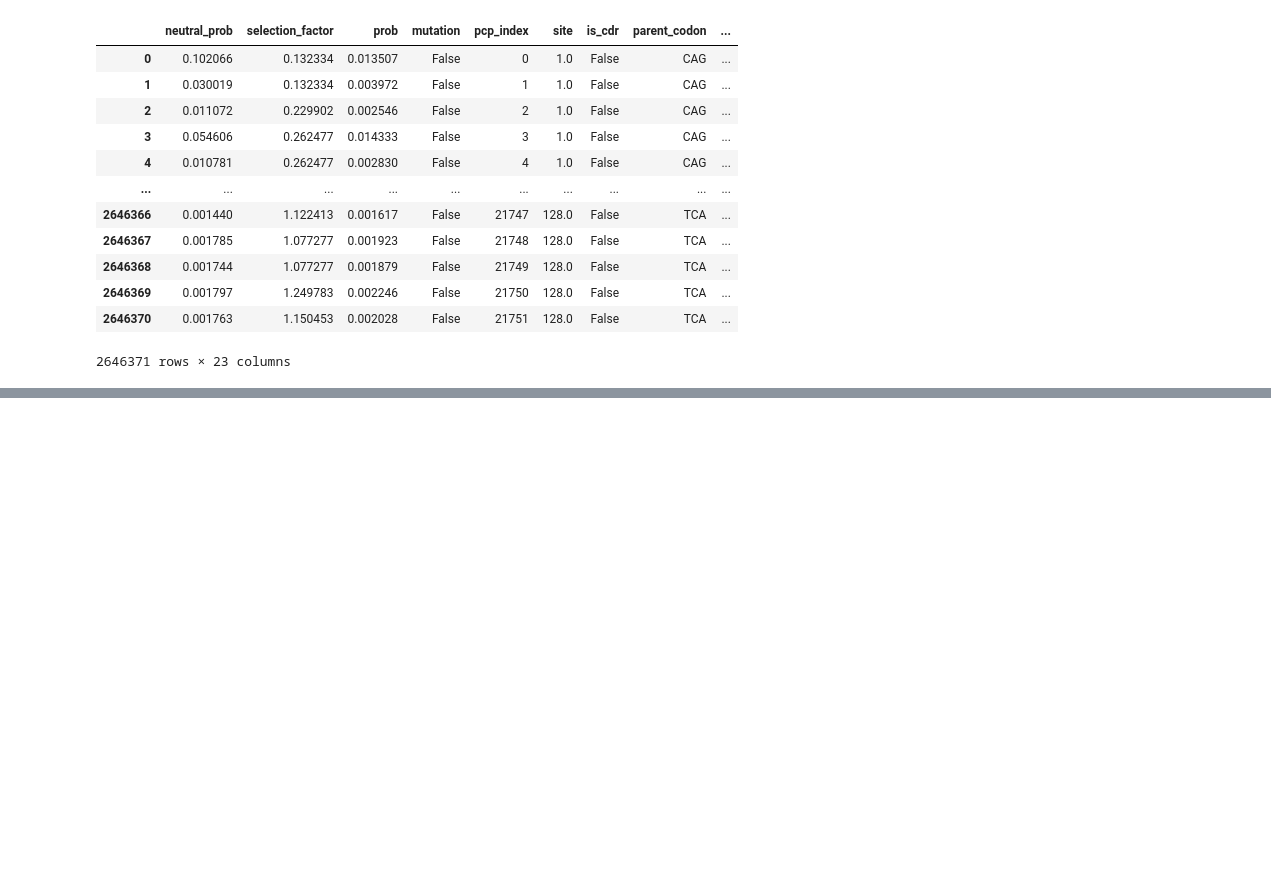
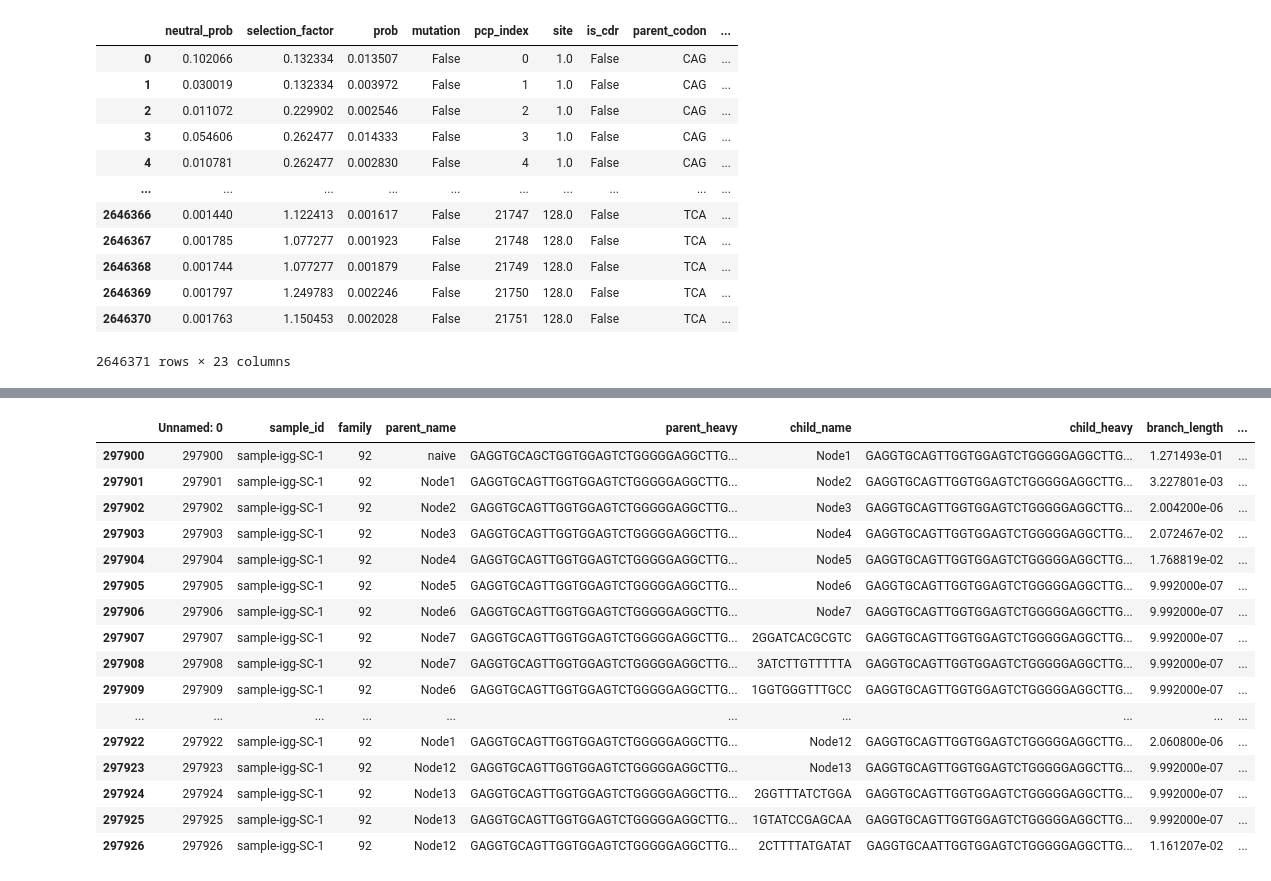
Before and after one commit to matsengrp/dasm-epistasis-experiments, a Jupyter notebook: counts_based_correlation.ipynb, the cells around one changed output, grey strips where cells are left out. Cells and saved outputs as stored; diff of their text form; code cells hidden in the pictures; blank space fills up the shorter version.

```diff
--- a/counts_based_correlation.ipynb
+++ b/counts_based_correlation.ipynb
@@ -575,0 +1287,22 @@ site_sub_probs_df_germline
+# %%
+df_pcp_full = pd.read_csv('/fh/fast/matsen_e/shared/bcr-mut-sel/pcps/v3/rodriguez-airr-seq-race-prod-NoWinCheck_igh_pcp_2024-11-12_MASKED.csv.gz', compression='gzip')
+# %%
+df_pcp_full[(df_pcp_full.sample_id == 'sample-igg-SC-1') & (df_pcp_full.family == 92)]
+# %% [output]
+|  | Unnamed: 0 | sample_id | family | parent_name | parent_heavy | child_name | child_heavy | branch_length | ... |
+| 297900 | 297900 | sample-igg-SC-1 | 92 | naive | GAGGTGCAGCTGGTGGAGTCTGGGGGAGGCTTG... | Node1 | GAGGTGCAGTTGGTGGAGTCTGGGGGAGGCTTG... | 1.271493e-01 | ... |
+| 297901 | 297901 | sample-igg-SC-1 | 92 | Node1 | GAGGTGCAGTTGGTGGAGTCTGGGGGAGGCTTG... | Node2 | GAGGTGCAGTTGGTGGAGTCTGGGGGAGGCTTG... | 3.227801e-03 | ... |
+| 297902 | 297902 | sample-igg-SC-1 | 92 | Node2 | GAGGTGCAGTTGGTGGAGTCTGGGGGAGGCTTG... | Node3 | GAGGTGCAGTTGGTGGAGTCTGGGGGAGGCTTG... | 2.004200e-06 | ... |
+| 297903 | 297903 | sample-igg-SC-1 | 92 | Node3 | GAGGTGCAGTTGGTGGAGTCTGGGGGAGGCTTG... | Node4 | GAGGTGCAGTTGGTGGAGTCTGGGGGAGGCTTG... | 2.072467e-02 | ... |
+| 297904 | 297904 | sample-igg-SC-1 | 92 | Node4 | GAGGTGCAGTTGGTGGAGTCTGGGGGAGGCTTG... | Node5 | GAGGTGCAGTTGGTGGAGTCTGGGGGAGGCTTG... | 1.768819e-02 | ... |
+| 297905 | 297905 | sample-igg-SC-1 | 92 | Node5 | GAGGTGCAGTTGGTGGAGTCTGGGGGAGGCTTG... | Node6 | GAGGTGCAGTTGGTGGAGTCTGGGGGAGGCTTG... | 9.992000e-07 | ... |
+| 297906 | 297906 | sample-igg-SC-1 | 92 | Node6 | GAGGTGCAGTTGGTGGAGTCTGGGGGAGGCTTG... | Node7 | GAGGTGCAGTTGGTGGAGTCTGGGGGAGGCTTG... | 9.992000e-07 | ... |
+| 297907 | 297907 | sample-igg-SC-1 | 92 | Node7 | GAGGTGCAGTTGGTGGAGTCTGGGGGAGGCTTG... | 2GGATCACGCGTC | GAGGTGCAGTTGGTGGAGTCTGGGGGAGGCTTG... | 9.992000e-07 | ... |
+| 297908 | 297908 | sample-igg-SC-1 | 92 | Node7 | GAGGTGCAGTTGGTGGAGTCTGGGGGAGGCTTG... | 3ATCTTGTTTTTA | GAGGTGCAGTTGGTGGAGTCTGGGGGAGGCTTG... | 9.992000e-07 | ... |
+| 297909 | 297909 | sample-igg-SC-1 | 92 | Node6 | GAGGTGCAGTTGGTGGAGTCTGGGGGAGGCTTG... | 1GGTGGGTTTGCC | GAGGTGCAGTTGGTGGAGTCTGGGGGAGGCTTG... | 9.992000e-07 | ... |
+| ... | ... | ... | ... | ... | ... | ... | ... | ... | ... |
+| 297922 | 297922 | sample-igg-SC-1 | 92 | Node1 | GAGGTGCAGTTGGTGGAGTCTGGGGGAGGCTTG... | Node12 | GAGGTGCAGTTGGTGGAGTCTGGGGGAGGCTTG... | 2.060800e-06 | ... |
+| 297923 | 297923 | sample-igg-SC-1 | 92 | Node12 | GAGGTGCAGTTGGTGGAGTCTGGGGGAGGCTTG... | Node13 | GAGGTGCAGTTGGTGGAGTCTGGGGGAGGCTTG... | 9.992000e-07 | ... |
+| 297924 | 297924 | sample-igg-SC-1 | 92 | Node13 | GAGGTGCAGTTGGTGGAGTCTGGGGGAGGCTTG... | 2GGTTTATCTGGA | GAGGTGCAGTTGGTGGAGTCTGGGGGAGGCTTG... | 9.992000e-07 | ... |
+| 297925 | 297925 | sample-igg-SC-1 | 92 | Node13 | GAGGTGCAGTTGGTGGAGTCTGGGGGAGGCTTG... | 1GTATCCGAGCAA | GAGGTGCAGTTGGTGGAGTCTGGGGGAGGCTTG... | 9.992000e-07 | ... |
+| 297926 | 297926 | sample-igg-SC-1 | 92 | Node12 | GAGGTGCAGTTGGTGGAGTCTGGGGGAGGCTTG... | 2CTTTTATGATAT | GAGGTGCAATTGGTGGAGTCTGGGGGAGGCTTG... | 1.161207e-02 | ... |
```
Also changed, not shown: parts of 26 cells of this notebook.
